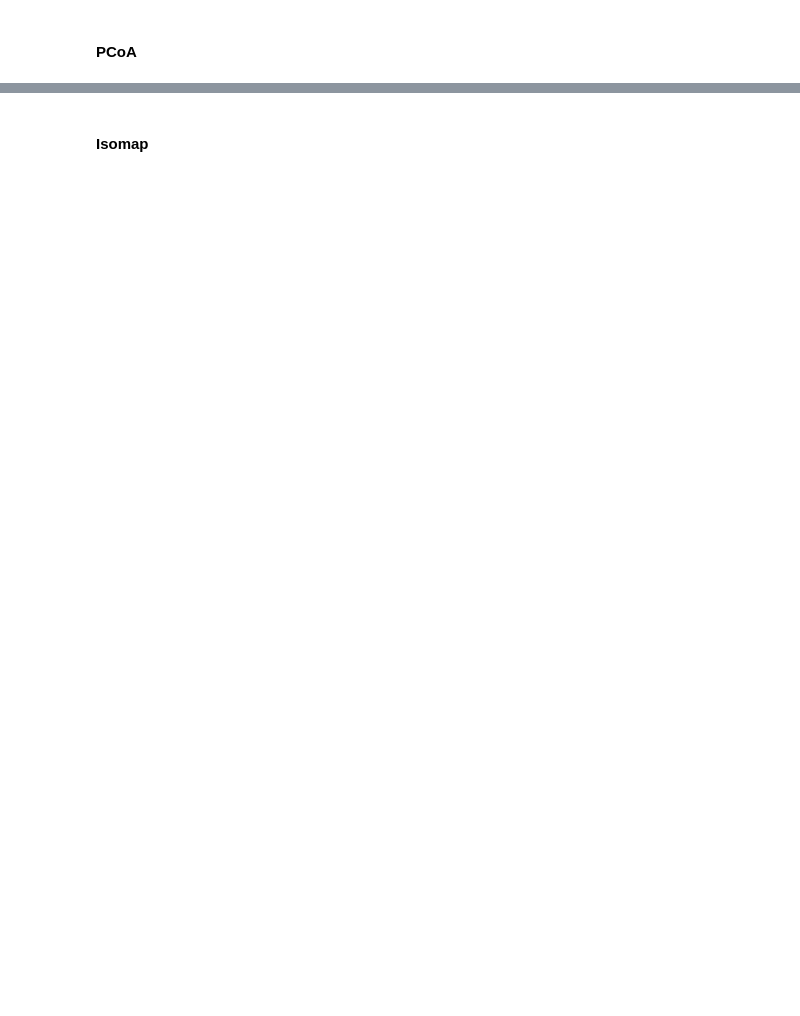
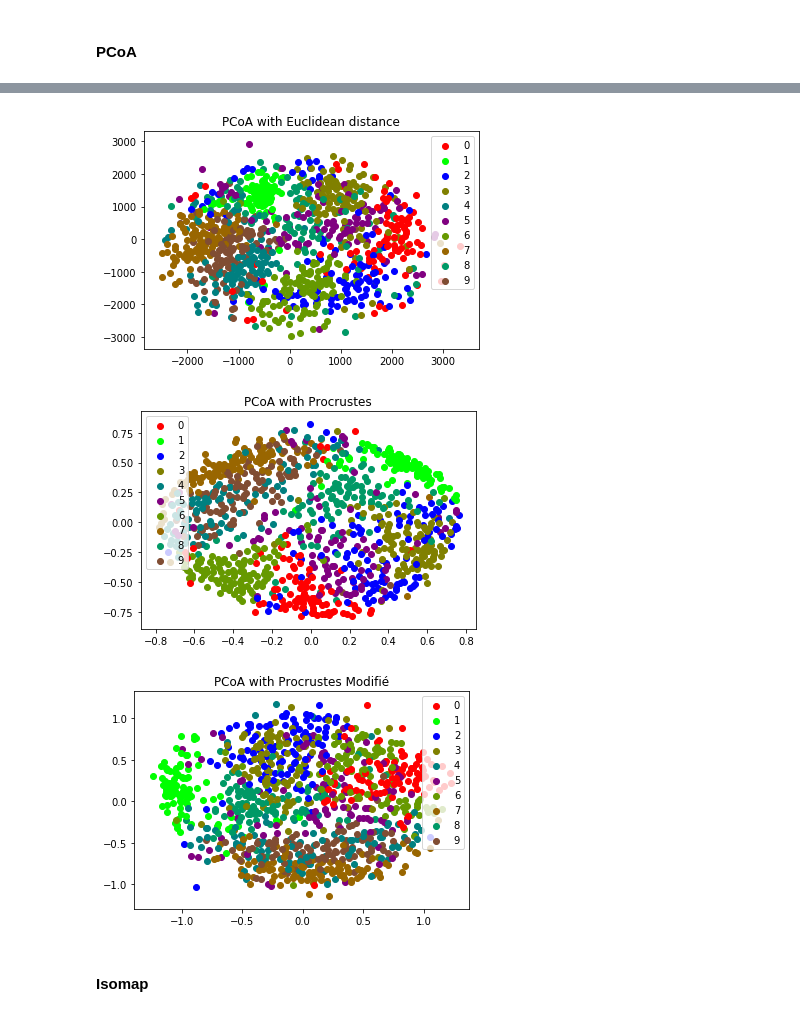
Before and after one commit to felixadam/ift3700_tp1, a Jupyter notebook: Rapport-Travail1.ipynb, the cells around one changed output, grey strips where cells are left out. Cells and saved outputs as stored; diff of their text form; code cells hidden in the pictures; blank space fills up the shorter version.

```diff
--- a/Rapport-Travail1.ipynb
+++ b/Rapport-Travail1.ipynb
@@ -1231,3 +1378,23 @@ Taux de succès avec k-medoids et Procrustes: 6.0000 %
 7947.255502939224 seconds
 # %% [markdown]
 ###### PCoA
+# %%
+pcoa_proc_scores = []
+pcoa_proc_times = []
+pcoa_proc_visualize = []
+
+for j in range(len(pcoas)):
+    start = time.time()
+    proc_distance_matrix = procrustes_matrix(train_data)
+    pos_proc = pcoas[j].fit(proc_distance_matrix).embedding_
+    end = time.time()
+    duration = end - start
+    score = dimensionality_reduction_score(proc_distance_matrix, procrustes_matrix(pos_proc))
+    pcoa_proc_visualize.append(pos_proc)
+    pcoa_proc_scores.append(score)
+    pcoa_proc_times.append(duration)
+
+    print('Avec '+str(train_data.shape[0])+' exemples, réduction à ' + pcoas_dim[j])
+    print("Score de la réduction de dimensionnalité: %.4f" % (score))
+    print(duration, 'seconds')
+    print()
@@ -1353,2 +1621,10 @@ compare_plot(kmedoids_eu_results , kmedoids_proc_results, kmedoids_procm_results
+# %%
+visualize_2d(pcoa_eu_visualize[0], "PCoA with Euclidean distance")
+visualize_2d(pcoa_proc_visualize[0], "PCoA with Procrustes")
+visualize_2d(pcoa_procm_visualize[0], "PCoA with Procrustes Modifié")
+# %% [output]
+[figure, added]
+[figure, added]
+[figure, added]
 # %% [markdown]
 #### Isomap
```
Also changed, not shown: parts of 23 cells of this notebook.
